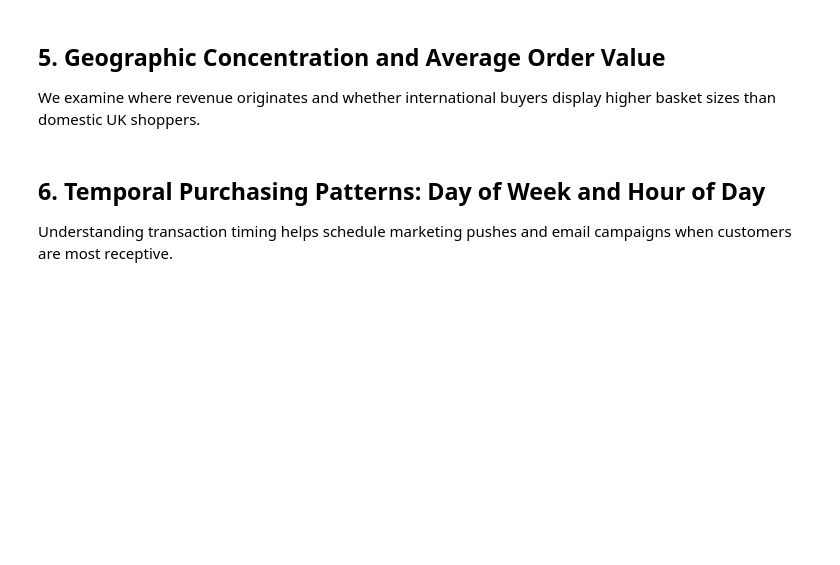
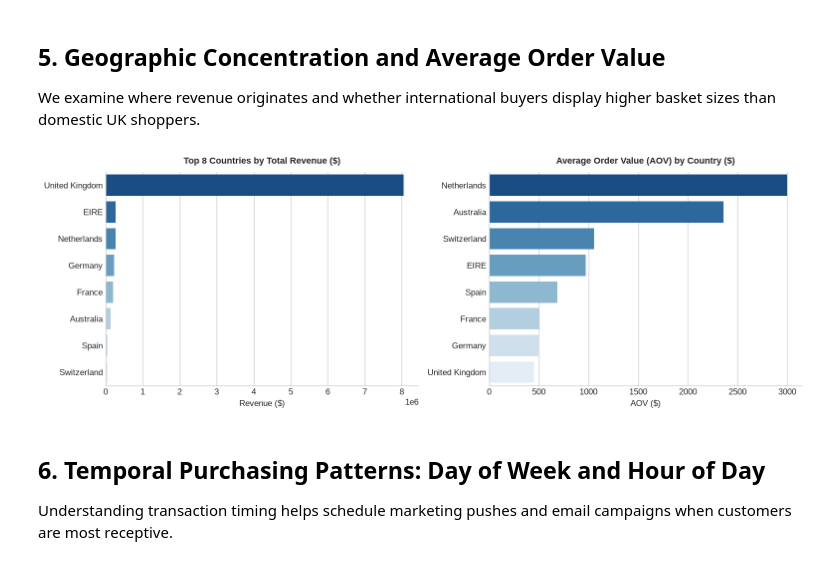
Before and after one commit to haydermuhib/01_ecommerce_product_analytics, a Jupyter notebook: notebooks/01_ecommerce_eda.ipynb, the cells around one changed output. Saved outputs shown, nothing was run; the diff lists cells and outputs as text; code cells hidden in the pictures; blank space fills up the shorter version.

```diff
--- a/notebooks/01_ecommerce_eda.ipynb
+++ b/notebooks/01_ecommerce_eda.ipynb
@@ -144,33 +143,34 @@ We examine where revenue originates and whether international buyers display hig
 # %%
 country_summary = df_cleaned.groupby('Country').agg(
     TotalRevenue=('TotalSales', 'sum'),
     OrderCount=('InvoiceNo', 'nunique'),
     CustomerCount=('CustomerID', 'nunique')
 ).reset_index()
 
 country_summary['AOV'] = country_summary['TotalRevenue'] / country_summary['OrderCount']
 country_summary = country_summary.sort_values(by='TotalRevenue', ascending=False)
 top_countries = country_summary.head(8)
 
-fig, (ax1, ax2) = plt.subplots(1, 2, figsize=(13, 4.5), dpi=150)
+fig, (ax1, ax2) = plt.subplots(1, 2, figsize=(13, 4.5), dpi=120)
 
-sns.barplot(data=top_countries, x='TotalRevenue', y='Country', ax=ax1, palette='mako', hue='Country', legend=False)
+sns.barplot(data=top_countries, x='TotalRevenue', y='Country', ax=ax1, palette='Blues_r', hue='Country', legend=False)
 ax1.set_title("Top 8 Countries by Total Revenue ($)", fontsize=11, fontweight='bold', pad=10)
 ax1.set_xlabel("Revenue ($)")
 ax1.set_ylabel("")
 ax1.spines['top'].set_visible(False)
 ax1.spines['right'].set_visible(False)
 
-sns.barplot(data=top_countries.sort_values('AOV', ascending=False), x='AOV', y='Country', ax=ax2, palette='viridis', hue='Country', legend=False)
+sns.barplot(data=top_countries.sort_values('AOV', ascending=False), x='AOV', y='Country', ax=ax2, palette='Blues_r', hue='Country', legend=False)
 ax2.set_title("Average Order Value (AOV) by Country ($)", fontsize=11, fontweight='bold', pad=10)
 ax2.set_xlabel("AOV ($)")
 ax2.set_ylabel("")
 ax2.spines['top'].set_visible(False)
 ax2.spines['right'].set_visible(False)
 
 fig.tight_layout()
 plt.show()
-plt.close(fig)
+# %% [output]
+[figure, added]
 # %% [markdown]
 ## 6. Temporal Purchasing Patterns: Day of Week and Hour of Day
 Understanding transaction timing helps schedule marketing pushes and email campaigns when customers are most receptive.
```
Also changed, not shown: parts of 9 cells of this notebook.
